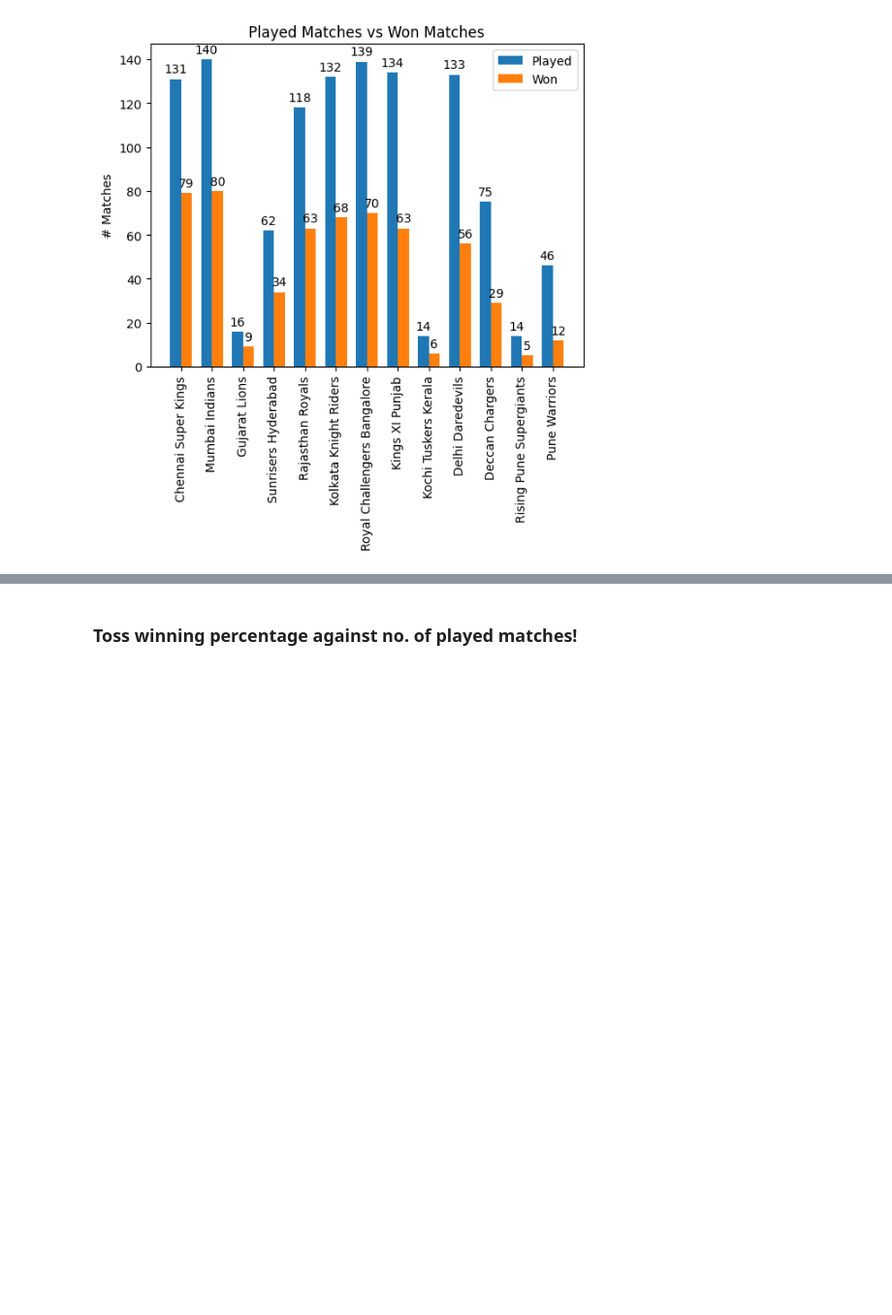
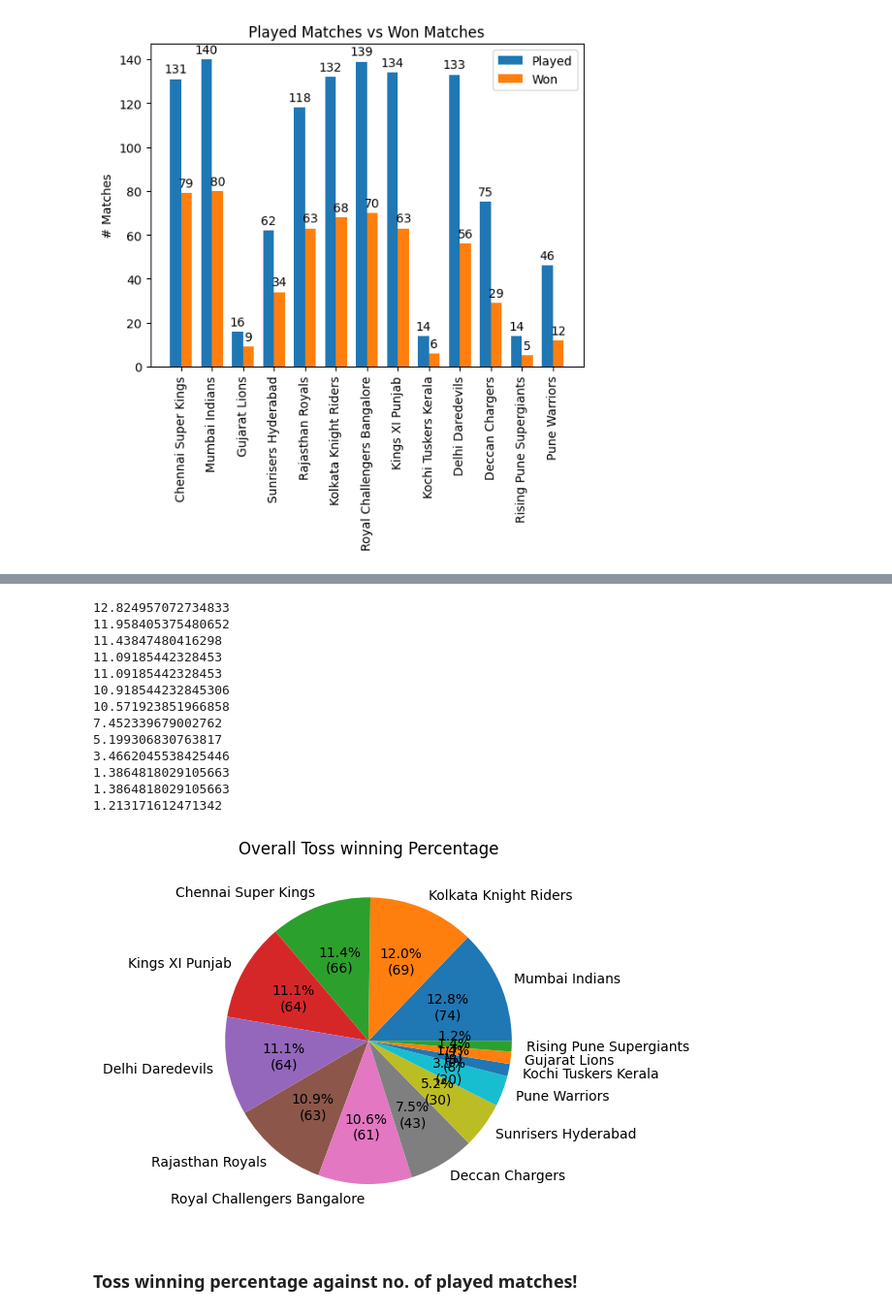
Before and after one commit to Shafi-Shaik/PySpark, a Jupyter notebook: IPL Analysis - Pyspark.ipynb, the cells around one changed output, grey strips where cells are left out. Shown: that part at 97% size. Cells and saved outputs as stored; diff of their text form; code cells hidden in the pictures; blank space fills up the shorter version.

```diff
--- a/IPL Analysis - Pyspark.ipynb
+++ b/IPL Analysis - Pyspark.ipynb
@@ -246,0 +247,3 @@ plt.show()
+# %%
+df=ipl.groupBy('toss_winner').count().withColumnRenamed('count','toss_won').sort('toss_won',ascending=0)
+df.show()
@@ -247,2 +268,30 @@ plt.show()
+# %%
+df=df.toPandas()
+total=df['toss_won'].sum()
+# %%
+def my_fmt(x):
+    print(x)
+    return '{:.1f}%\n({:.0f})'.format(x, total*x/100)
+
+
+fig,ax=plt.subplots()
+ax.pie(x=df['toss_won'].tolist(), labels=df['toss_winner'],autopct=my_fmt)
+plt.title('Overall Toss winning Percentage')
+plt.show()
+# %% [output]
+12.824957072734833
+11.958405375480652
+11.43847480416298
+11.09185442328453
+11.09185442328453
+10.918544232845306
+10.571923851966858
+7.452339679002762
+5.199306830763817
+3.4662045538425446
+1.3864818029105663
+1.3864818029105663
+1.213171612471342
+[figure, added]
 # %% [markdown]
 ### Toss winning percentage against no. of played matches!
```
Also changed, not shown: parts of 6 cells of this notebook, 2 other files.
